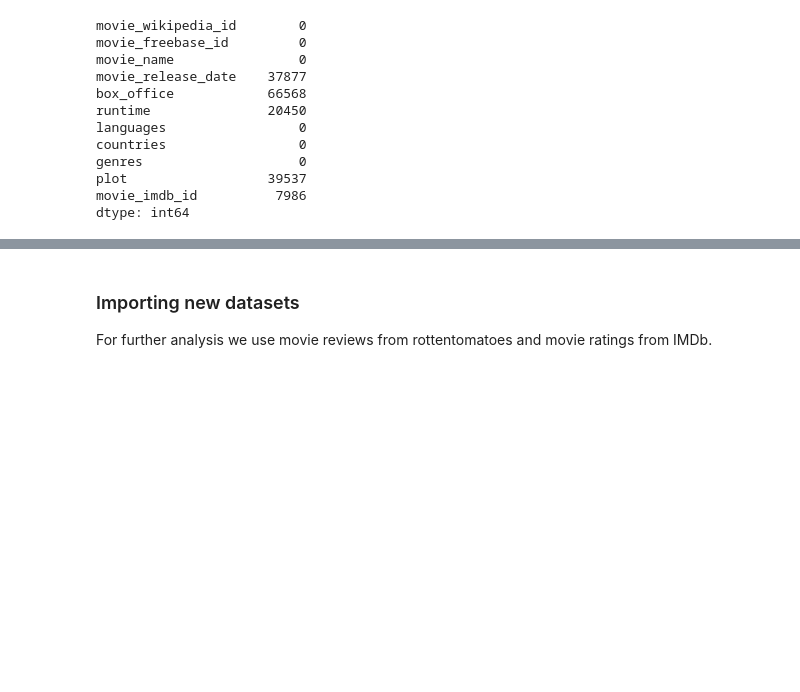
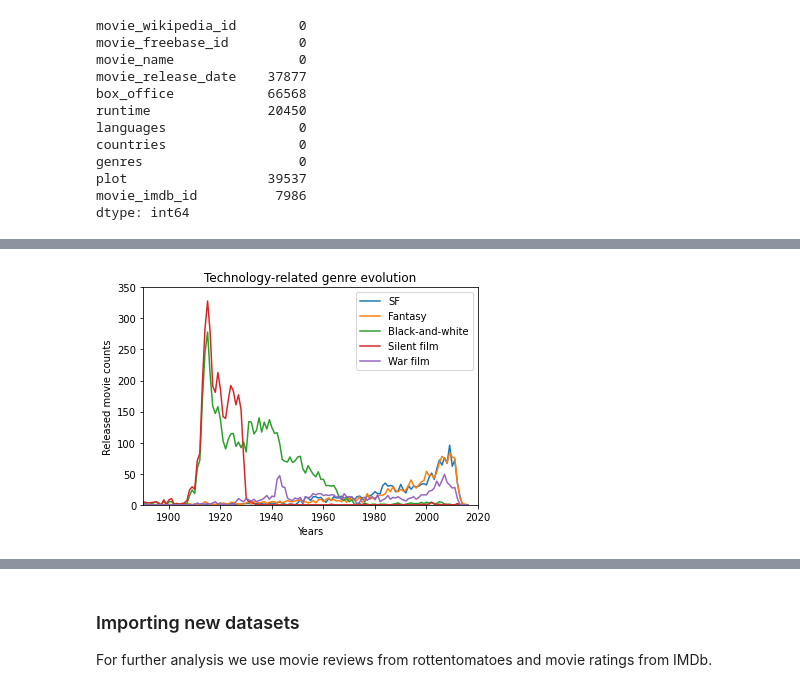
Before and after one commit to epfl-ada/ada-2023-project-adacalypse, a Jupyter notebook: code/P2_notebook.ipynb, the cells around one changed output, grey strips where cells are left out. Cells and saved outputs as stored; diff of their text form; code cells hidden in the pictures; blank space fills up the shorter version.

```diff
--- a/code/P2_notebook.ipynb
+++ b/code/P2_notebook.ipynb
@@ -424,0 +492,8 @@ dtype: int64
+# %%
+genre_stats_per_year = movies_analysis_df.groupby(movies_analysis_df['movie_release_date']).apply(lambda x: pd.Series({
+    'SF': pd.Series([genre for sublist in x['genres'] for genre in sublist]).value_counts().get('Science Fiction', 0),
+    'Fantasy': pd.Series([genre for sublist in x['genres'] for genre in sublist]).value_counts().get('Fantasy', 0),
+    'Black-and-white': pd.Series([genre for sublist in x['genres'] for genre in sublist]).value_counts().get('Black-and-white', 0),
+    'Silent film':pd.Series([genre for sublist in x['genres'] for genre in sublist]).value_counts().get('Silent film', 0),
+    'War film':pd.Series([genre for sublist in x['genres'] for genre in sublist]).value_counts().get('War film', 0)
+}))
@@ -424,0 +516,17 @@ dtype: int64
+# %%
+plt.plot(genre_stats_per_year.index.to_numpy(), genre_stats_per_year.SF.to_numpy(), label = 'SF')
+plt.plot(genre_stats_per_year.index.to_numpy(), genre_stats_per_year.Fantasy.to_numpy(), label = 'Fantasy')
+plt.plot(genre_stats_per_year.index.to_numpy(), genre_stats_per_year['Black-and-white'].to_numpy(), label = 'Black-and-white')
+plt.plot(genre_stats_per_year.index.to_numpy(), genre_stats_per_year['Silent film'].to_numpy(), label = 'Silent film')
+plt.plot(genre_stats_per_year.index.to_numpy(), genre_stats_per_year['War film'].to_numpy(), label = 'War film')
+
+
+plt.xlabel("Years")
+plt.ylabel("Released movie counts")
+plt.xlim(1890,2020)
+plt.ylim(0,350)
+plt.title("Technology-related genre evolution")
+plt.legend()
+plt.show()
+# %% [output]
+[figure, added]
```
Also changed, not shown: parts of 40 cells of this notebook, 1 other file.
